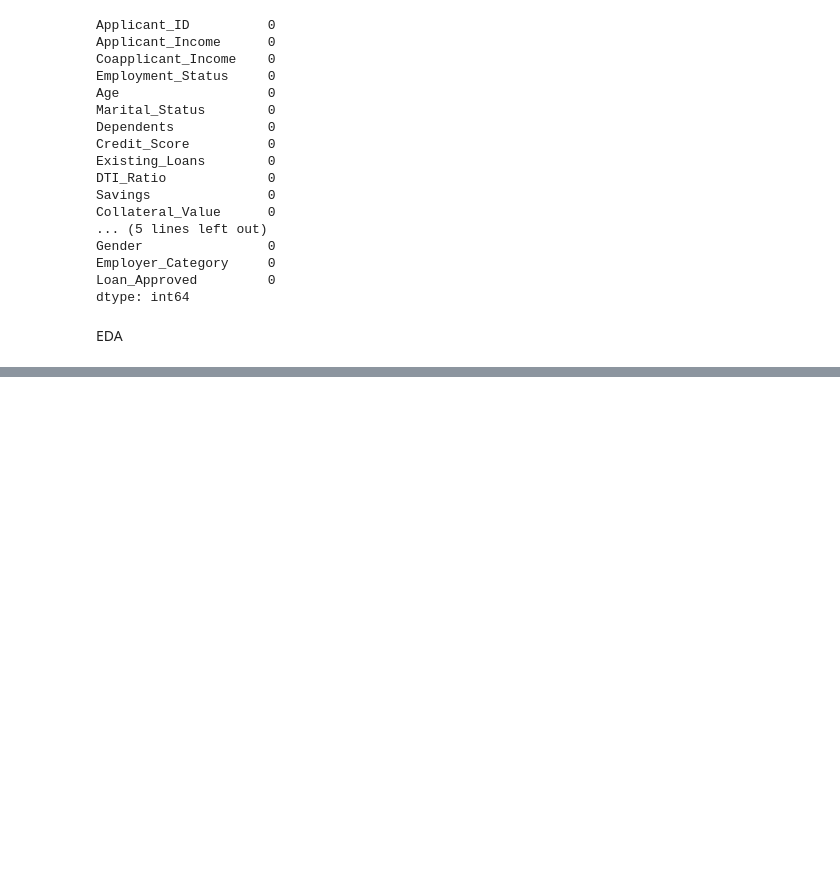
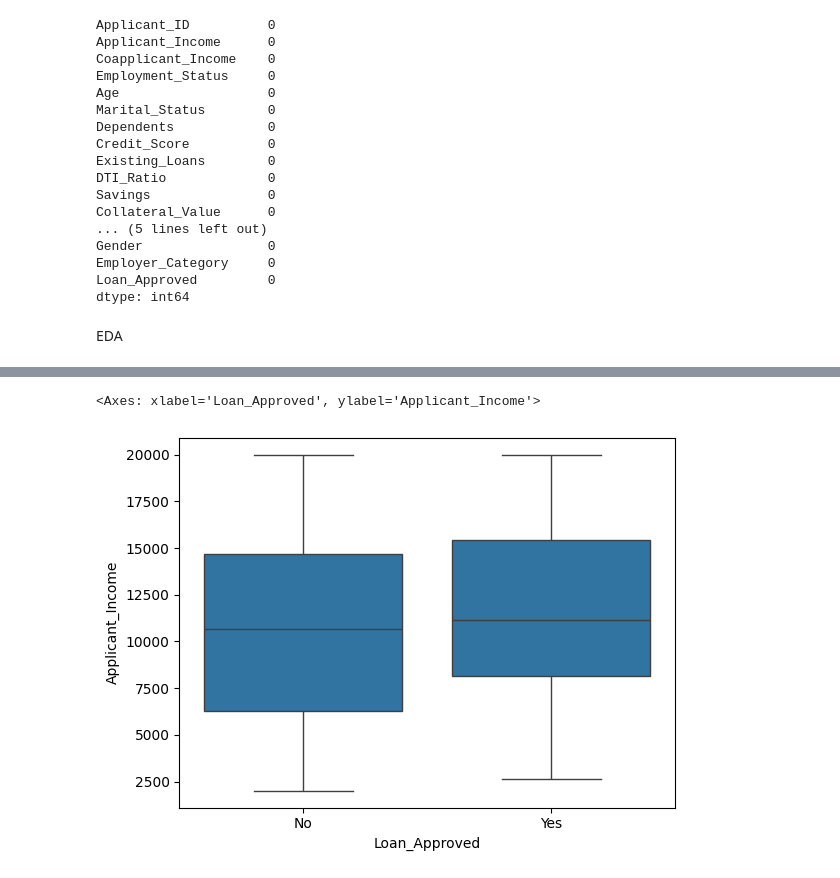
Before and after one commit to shivkumar31/Credit_Wise, a Jupyter notebook: credit_wise.ipynb, the cells around one changed output, grey strips where cells are left out. Saved outputs shown, nothing was run; the diff lists cells and outputs as text; code cells hidden in the pictures; blank space fills up the shorter version.

```diff
--- a/credit_wise.ipynb
+++ b/credit_wise.ipynb
@@ -97,0 +132,11 @@ EDA
+# %%
+# outliers – box plots
+
+sns.boxplot(
+    data=df,
+    x="Loan_Approved",
+    y="Applicant_Income"
+)
+# %% [output]
+<Axes: xlabel='Loan_Approved', ylabel='Applicant_Income'>
+[figure, added]
```
Also changed, not shown: parts of 23 cells of this notebook.
